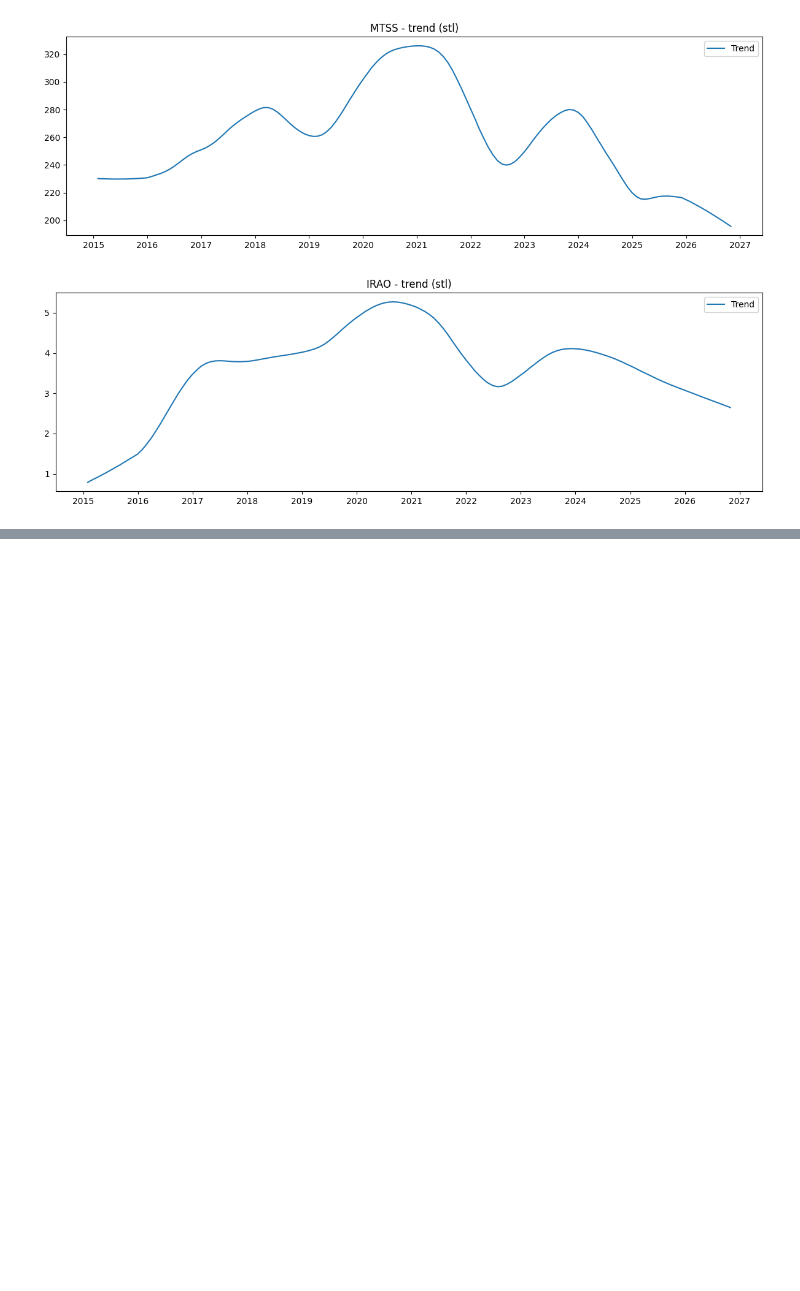
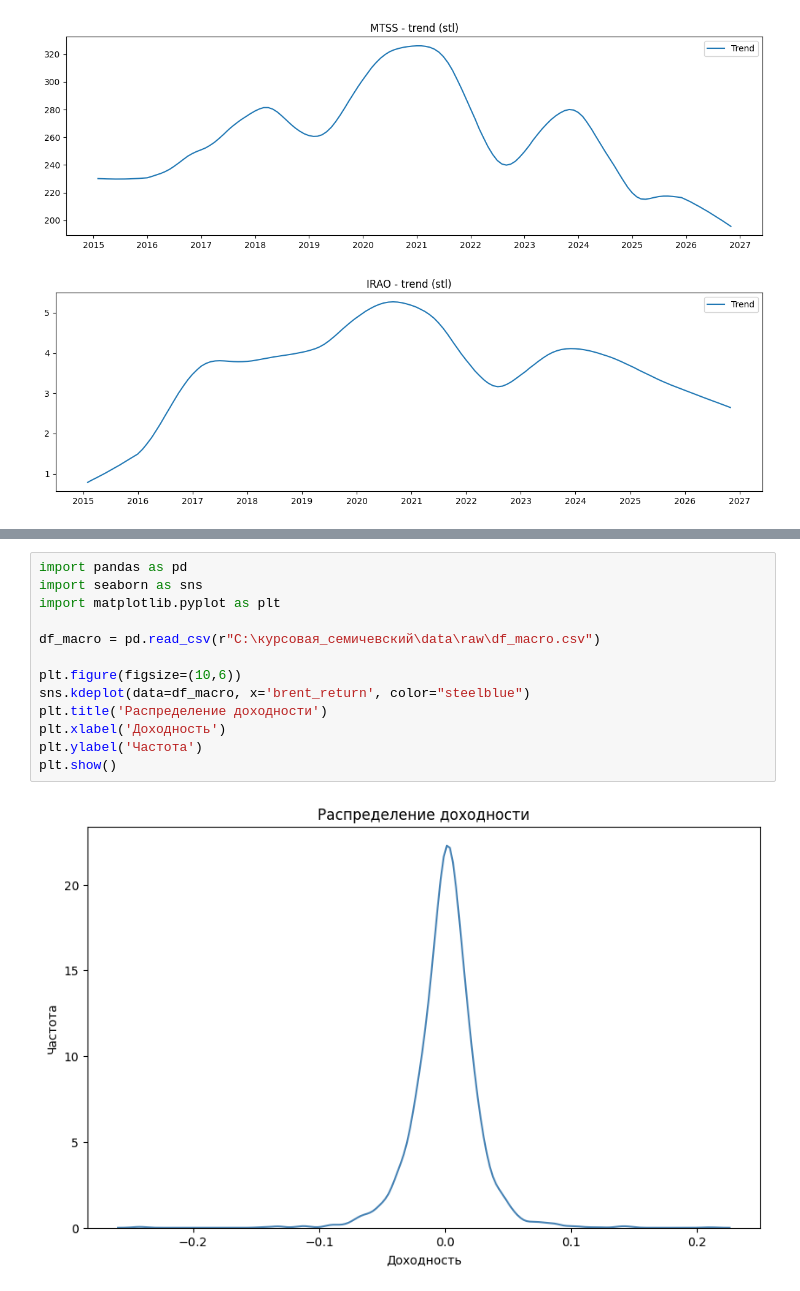
Before and after one commit to AlexeySemichevsky/moex-ml-forecasting, a Jupyter notebook: notebooks/02_data_vizualization.ipynb, the cells around one changed output, grey strips where cells are left out. Cells and saved outputs as stored; diff of their text form; blank space fills up the shorter version.

Commit message:
Рассчитаны дневные доходности курса USD/RUB и нефти Brent

```diff
--- a/notebooks/02_data_vizualization.ipynb
+++ b/notebooks/02_data_vizualization.ipynb
@@ -107,3 +107,18 @@ plt.title('Матрица корреляций цен открытия (ежед
 plt.show()
 # %% [output]
 [figure]
+# %%
+import pandas as pd
+import seaborn as sns
+import matplotlib.pyplot as plt
+
+df_macro = pd.read_csv(r"C:\курсовая_семичевский\data\raw\df_macro.csv")
+
+plt.figure(figsize=(10,6))
+sns.kdeplot(data=df_macro, x='brent_return', color="steelblue")
+plt.title('Распределение доходности')
+plt.xlabel('Доходность')
+plt.ylabel('Частота')
+plt.show()
+# %% [output]
+[figure, added]
```
Also changed, not shown: parts of 6 cells of this notebook.
